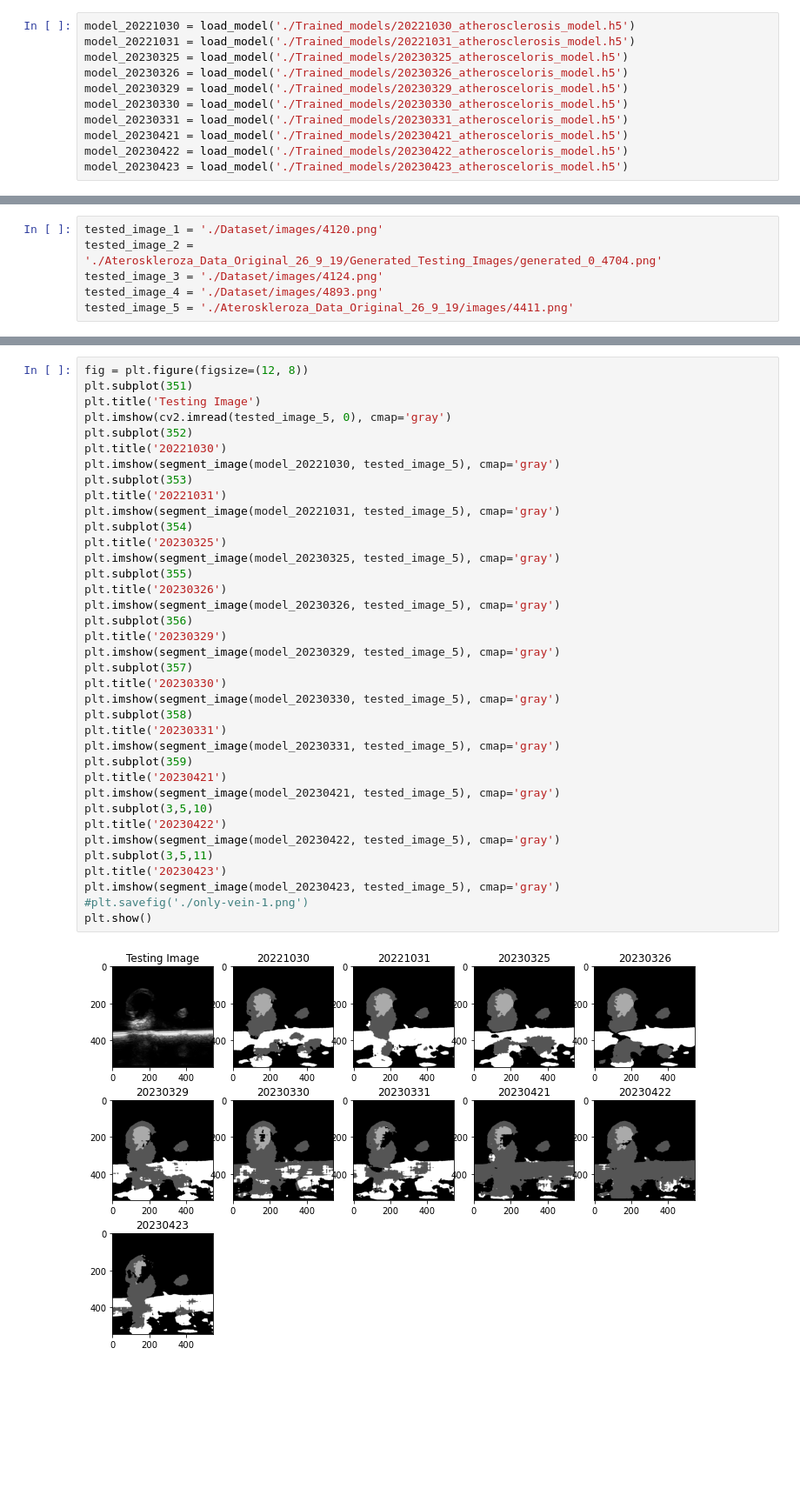
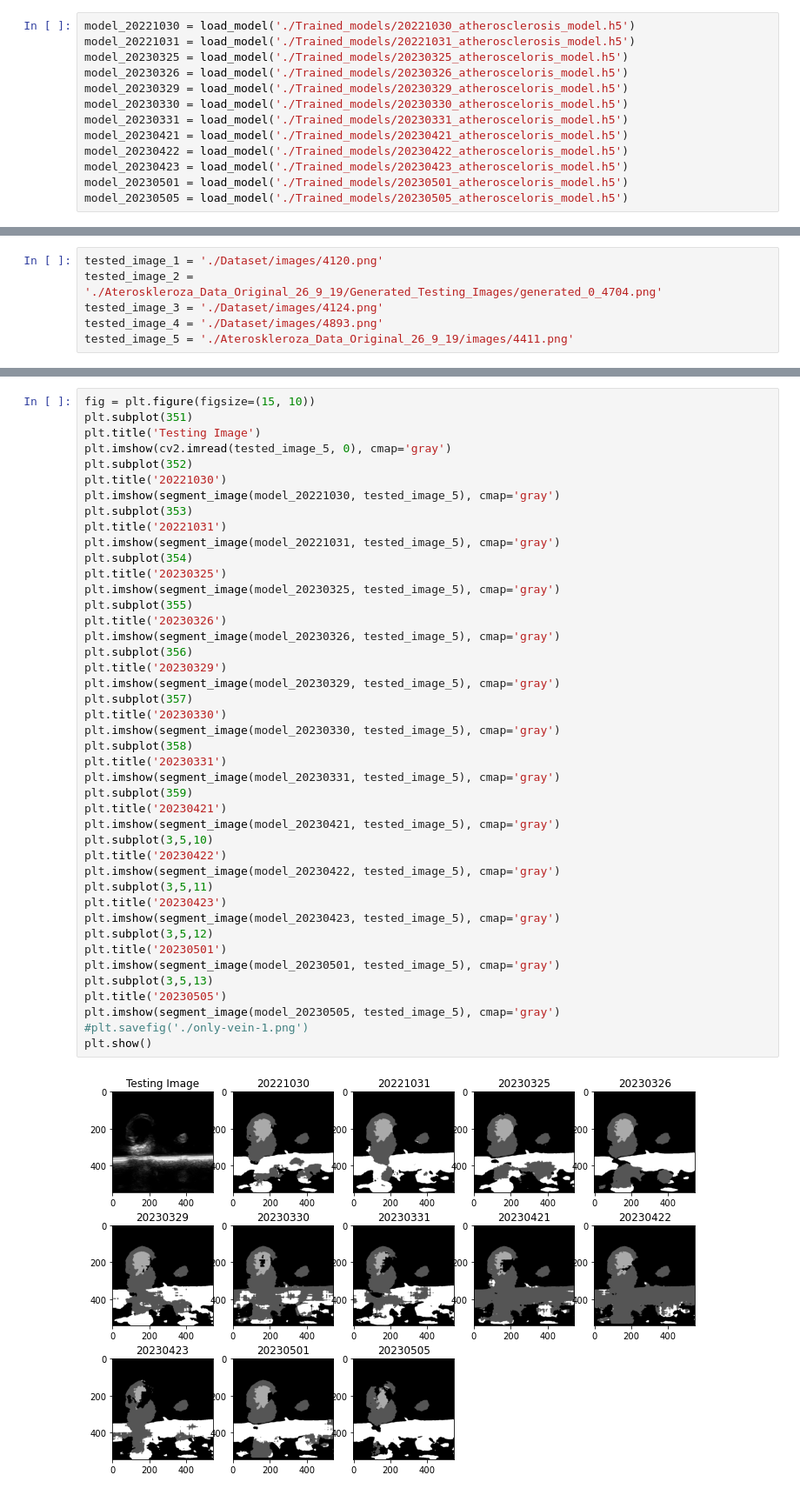
Before and after one commit to david-pilny/bachelor-thesis, a Jupyter notebook: Comparing.ipynb, the cells around one changed output, grey strips where cells are left out. Shown at 87% size. Drawn from its saved outputs; the diff is of its cells as text; blank space fills up the shorter version.

```diff
--- a/Comparing.ipynb
+++ b/Comparing.ipynb
@@ -20,6 +20,8 @@ model_20230331 = load_model('./Trained_models/20230331_atherosceloris_model.h5')
 model_20230421 = load_model('./Trained_models/20230421_atherosceloris_model.h5')
 model_20230422 = load_model('./Trained_models/20230422_atherosceloris_model.h5')
 model_20230423 = load_model('./Trained_models/20230423_atherosceloris_model.h5')
+model_20230501 = load_model('./Trained_models/20230501_atherosceloris_model.h5')
+model_20230505 = load_model('./Trained_models/20230505_atherosceloris_model.h5')
 # %%
 def segment_image(model, img_path):
     img = cv2.imread(img_path, 0)
@@ -203,5 +225,5 @@ plt.show()
 # %%
-fig = plt.figure(figsize=(12, 8))
+fig = plt.figure(figsize=(15, 10))
 plt.subplot(351)
 plt.title('Testing Image')
 plt.imshow(cv2.imread(tested_image_5, 0), cmap='gray')
@@ -211,31 +233,37 @@ plt.imshow(segment_image(model_20221030, tested_image_5), cmap='gray')
 plt.subplot(353)
 plt.title('20221031')
 plt.imshow(segment_image(model_20221031, tested_image_5), cmap='gray')
 plt.subplot(354)
 plt.title('20230325')
 plt.imshow(segment_image(model_20230325, tested_image_5), cmap='gray')
 plt.subplot(355)
 plt.title('20230326')
 plt.imshow(segment_image(model_20230326, tested_image_5), cmap='gray')
 plt.subplot(356)
 plt.title('20230329')
 plt.imshow(segment_image(model_20230329, tested_image_5), cmap='gray')
 plt.subplot(357)
 plt.title('20230330')
 plt.imshow(segment_image(model_20230330, tested_image_5), cmap='gray')
 plt.subplot(358)
 plt.title('20230331')
 plt.imshow(segment_image(model_20230331, tested_image_5), cmap='gray')
 plt.subplot(359)
 plt.title('20230421')
 plt.imshow(segment_image(model_20230421, tested_image_5), cmap='gray')
 plt.subplot(3,5,10)
 plt.title('20230422')
 plt.imshow(segment_image(model_20230422, tested_image_5), cmap='gray')
 plt.subplot(3,5,11)
 plt.title('20230423')
 plt.imshow(segment_image(model_20230423, tested_image_5), cmap='gray')
+plt.subplot(3,5,12)
+plt.title('20230501')
+plt.imshow(segment_image(model_20230501, tested_image_5), cmap='gray')
+plt.subplot(3,5,13)
+plt.title('20230505')
+plt.imshow(segment_image(model_20230505, tested_image_5), cmap='gray')
 #plt.savefig('./only-vein-1.png')
 plt.show()
 # %% [output]
-[figure, old version]
+[figure, new version]
```
Also changed, not shown: parts of 4 cells of this notebook, 11 other files.
